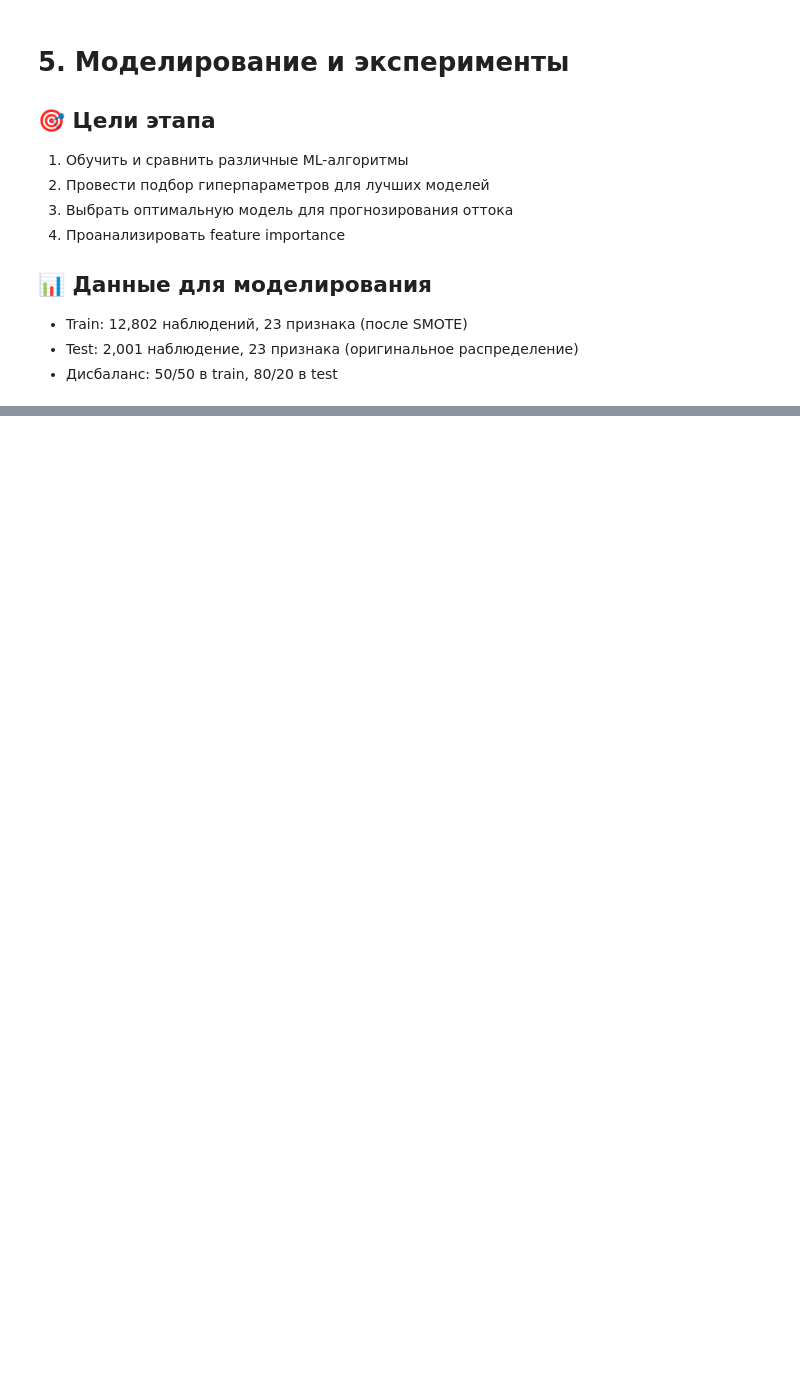
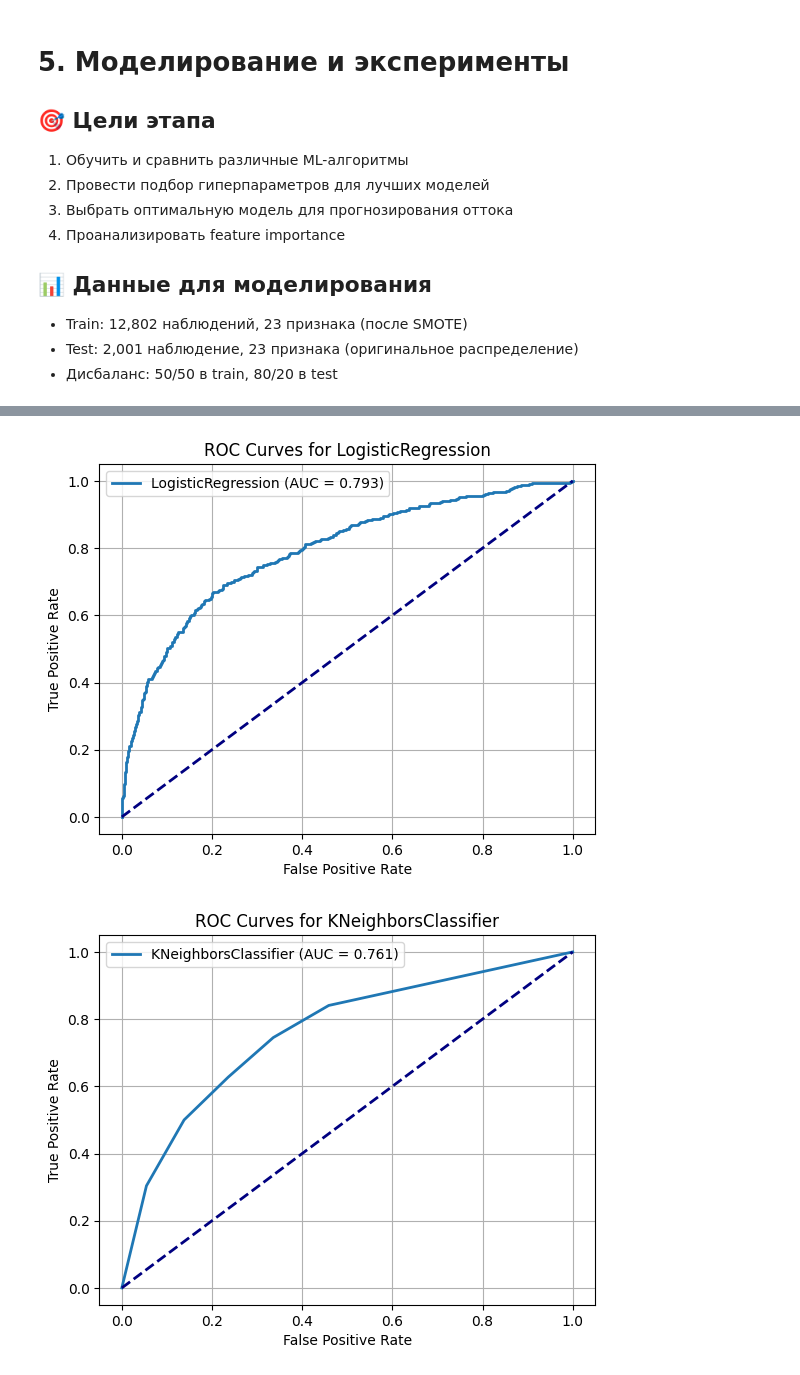
Before and after one commit to KiriLLchik07/Bank-Customer-Churn-Prediction, a Jupyter notebook: notebooks/05_modeling_and_experiments.ipynb, the cells around one changed output, grey strips where cells are left out. Cells and saved outputs as stored; diff of their text form; code cells hidden in the pictures; blank space fills up the shorter version.

Commit message:
feat: add plot-curve function, display report in notebook

```diff
--- a/notebooks/05_modeling_and_experiments.ipynb
+++ b/notebooks/05_modeling_and_experiments.ipynb
@@ -32,14 +32,12 @@ y_test = joblib.load('../data/processed/y_test.pkl')
 
 trainer = TrainModels(X_train, X_test, y_train, y_test)
 
-baseline_models = trainer.fit_baseline_models()
+models = trainer.fit_models()
 
-predictions_baseline_models = trainer.evaluate()
+predictions_models = trainer.evaluate_models()
 
-for model_name, metric in predictions_baseline_models.items():
+for model_name, metric in predictions_models.items():
     print(f'Модель: {model_name}. Результаты:')
-    print(f'ROC-AUC score: {metric["roc_auc_score"]}')
-    print(f'F1-score: {metric["f1_score"]}')
     print(f'\nClassification report:\n{metric["classification_report"]}')
     print('-'*50)
 # %% [output]
@@ -62,0 +90,5 @@ weighted avg       0.83      0.84      0.83      2001
+# %%
+trainer.plot_roc_curve()
+# %% [output]
+[figure, added]
+[figure, added]
```
Also changed, not shown: parts of 3 cells of this notebook, 2 other files.
